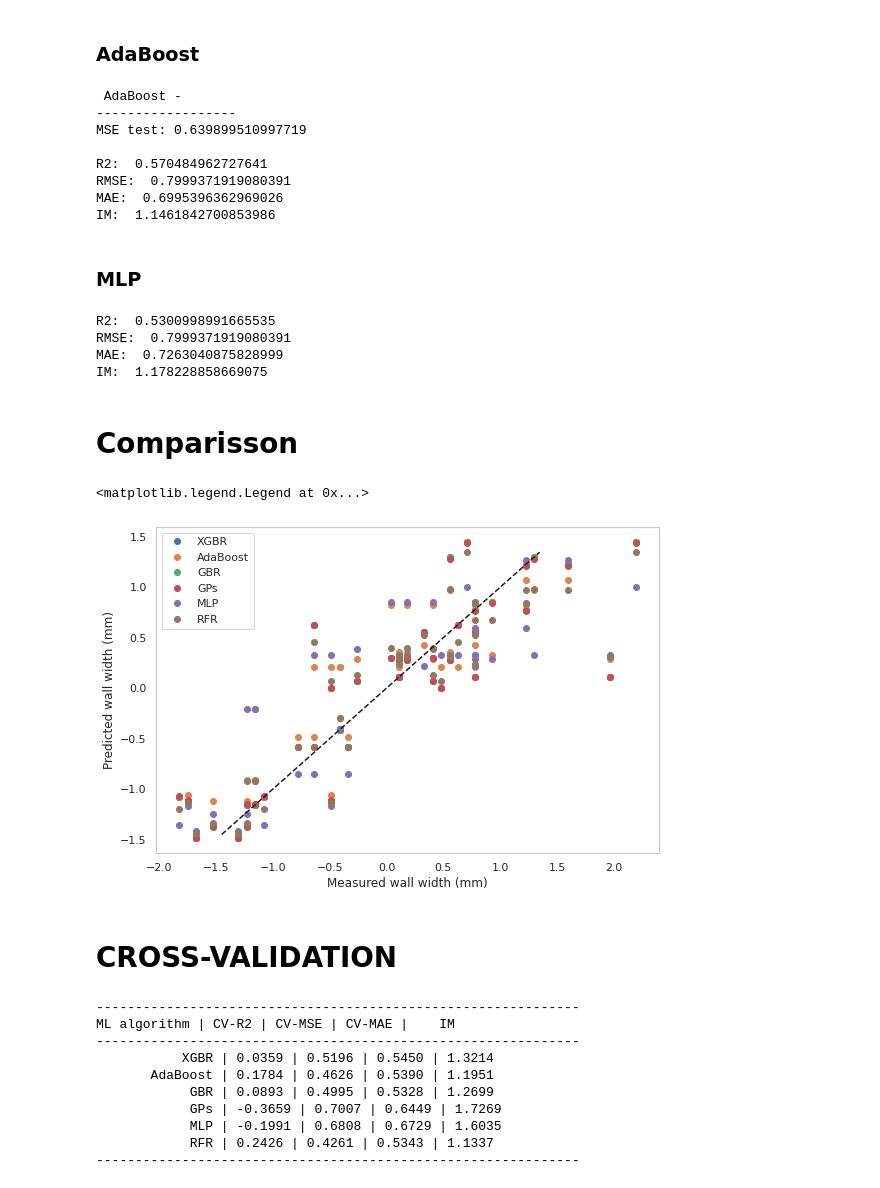
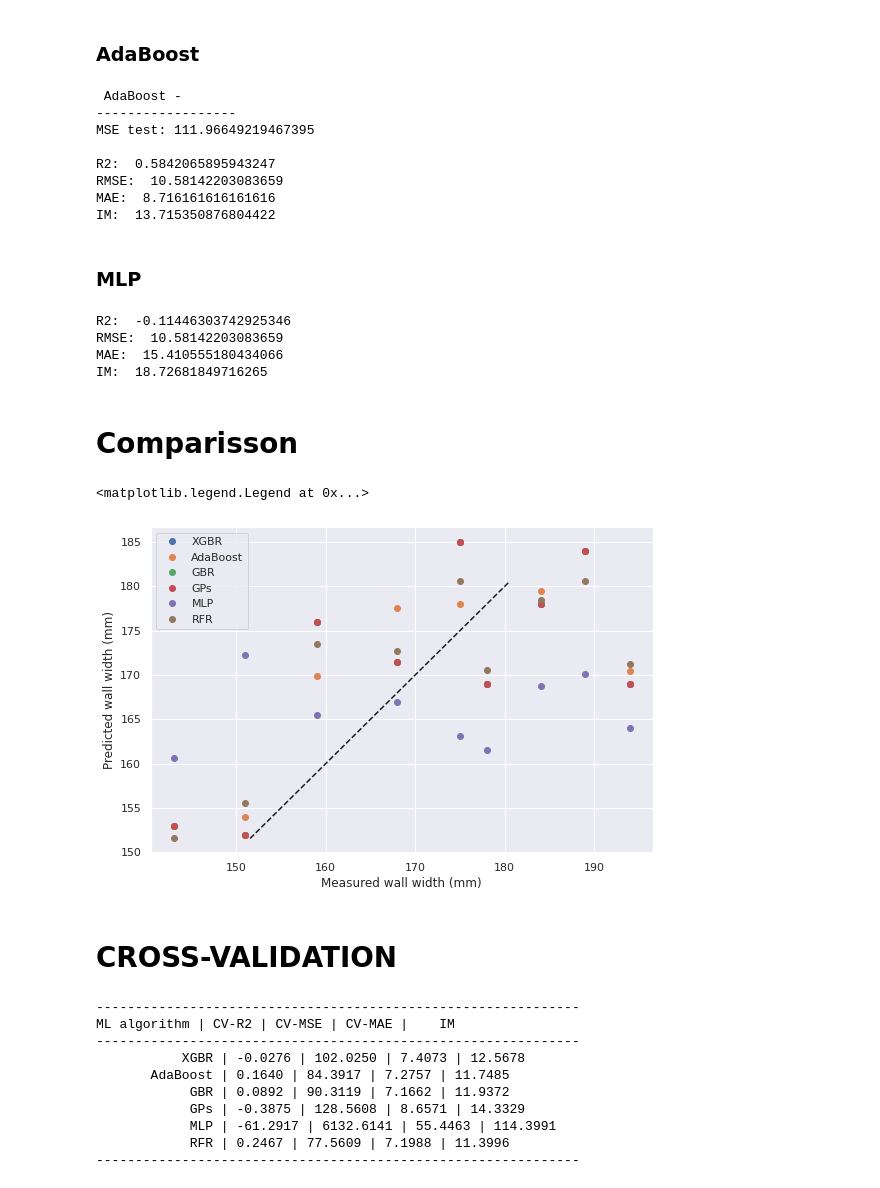
Before and after one commit to GermanOmar/LaserVWC, a Jupyter notebook: LaserWelding1.ipynb, the cells around one changed output. Saved outputs shown, nothing was run; the diff lists cells and outputs as text; code cells hidden in the pictures.

```diff
--- a/LaserWelding1.ipynb
+++ b/LaserWelding1.ipynb
@@ -97,7 +97,7 @@ Yn = normalize(Y, Y_mu, Y_std)
 # %%
 from sklearn.model_selection import train_test_split
 
-X_train, X_test, y_train, y_test = train_test_split(Xn, Yn, test_size=0.2, random_state=1234)
+X_train, X_test, y_train, y_test = train_test_split(X, Y, test_size=0.2, random_state=1234)
 print('training samples:', X_train.shape[0],  ' test samples:', X_test.shape[0])
 # %% [output]
 training samples: 35  test samples: 9
@@ -319,7 +332,7 @@ from sklearn.ensemble import AdaBoostRegressor
 print(" AdaBoost -")
 print("------------------")
 
-Ada = AdaBoostRegressor(random_state=32, n_estimators=2000)
+Ada = AdaBoostRegressor(random_state=42, n_estimators=2000)
 #START TRAINING
 Ada.fit(X_train,y_train)
 #PREDICTION
@@ -349,18 +362,18 @@ print()
 # %% [output]
  AdaBoost -
 ------------------
-MSE test: 0.639899510997719
+MSE test: 111.96649219467395
 
-R2:  0.570484962727641
-RMSE:  0.7999371919080391
-MAE:  0.6995396362969026
-IM:  1.1461842700853986
+R2:  0.5842065895943247
+RMSE:  10.58142203083659
+MAE:  8.716161616161616
+IM:  13.715350876804422
 # %% [markdown]
 ### MLP
 # %%
 from sklearn.neural_network import MLPRegressor
 
-MLP = MLPRegressor(hidden_layer_sizes=5,solver='lbfgs',learning_rate='adaptive',activation='relu',random_state=32, max_iter=2000)
+MLP = MLPRegressor(hidden_layer_sizes=8,solver='lbfgs',learning_rate='adaptive',activation='relu',random_state=42, max_iter=2000)
 #MLP = MLPRegressor(hidden_layer_sizes=(1000,1000,1000), activation='relu', solver='adam', max_iter=800)
 
 #START TRAINING
@@ -384,30 +397,30 @@ IM=np.sqrt(((1-R2)**2) + (RMSE**2) + (MAE**2) )
 print("IM: ", IM)
 print()
 # %% [output]
-R2:  0.5300998991665535
-RMSE:  0.7999371919080391
-MAE:  0.7263040875828999
-IM:  1.178228858669075
+R2:  -0.11446303742925346
+RMSE:  10.58142203083659
+MAE:  15.410555180434066
+IM:  18.72681849716265
 # %% [markdown]
 # Comparisson
 # %%
 models = [xgbr, Ada, GBR,  GP, MLP, RFR ]
 labels = ['XGBR', 'AdaBoost', 'GBR',   'GPs',  'MLP', 'RFR']
 
 fig = plt.figure()
 fig.set_size_inches((9,6))
 
 for mod, label in zip( models, labels):
-  y_pred = mod.predict(Xn)
-  plt.plot(Yn, y_pred, 'o' ,label = label)
+  y_pred = mod.predict(X_test)
+  plt.plot(y_test, y_pred, 'o' ,label = label)
 
 plt.plot([y_pred.min(), y_pred.max()], [y_pred.min(), y_pred.max()], 'k--')
 plt.ylabel('Predicted wall width (mm)')
 plt.xlabel('Measured wall width (mm)')
 plt.legend()
 # %% [output]
 <matplotlib.legend.Legend at 0x...>
-[figure, old version]
+[figure, new version]
 # %% [markdown]
 # CROSS-VALIDATION
 # %%
@@ -446,10 +459,10 @@ print("--------------------------------------------------------------")
 --------------------------------------------------------------
 ML algorithm | CV-R2 | CV-MSE | CV-MAE |    IM
 --------------------------------------------------------------
-           XGBR | 0.0359 | 0.5196 | 0.5450 | 1.3214
-       AdaBoost | 0.1784 | 0.4626 | 0.5390 | 1.1951
-            GBR | 0.0893 | 0.4995 | 0.5328 | 1.2699
-            GPs | -0.3659 | 0.7007 | 0.6449 | 1.7269
-            MLP | -0.1991 | 0.6808 | 0.6729 | 1.6035
-            RFR | 0.2426 | 0.4261 | 0.5343 | 1.1337
+           XGBR | -0.0276 | 102.0250 | 7.4073 | 12.5678
+       AdaBoost | 0.1640 | 84.3917 | 7.2757 | 11.7485
+            GBR | 0.0892 | 90.3119 | 7.1662 | 11.9372
+            GPs | -0.3875 | 128.5608 | 8.6571 | 14.3329
+            MLP | -61.2917 | 6132.6141 | 55.4463 | 114.3991
+            RFR | 0.2467 | 77.5609 | 7.1988 | 11.3996
 --------------------------------------------------------------
```
Also changed, not shown: parts of 19 cells of this notebook.
